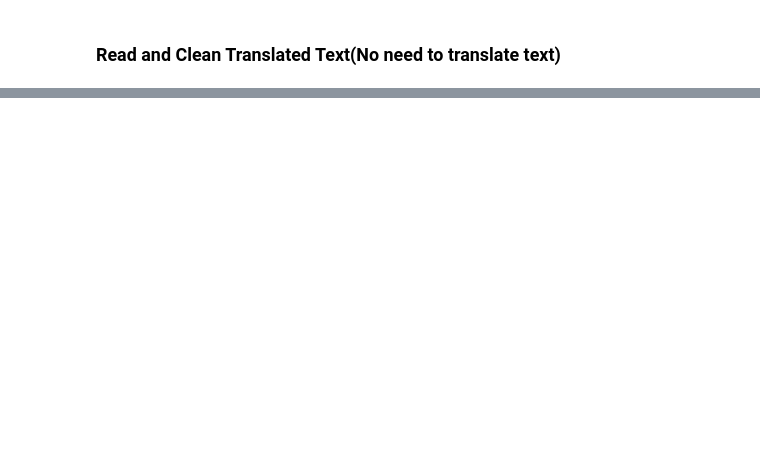
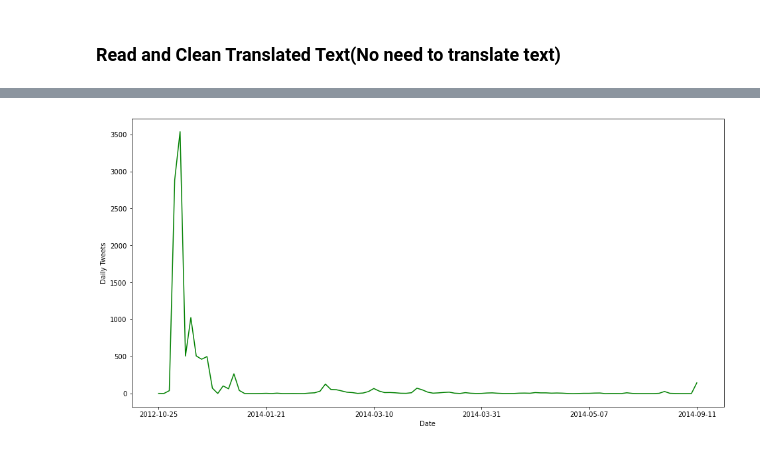
Before and after one commit to shubhbrth/Fake-News-Detection, a Jupyter notebook: Assignment_ntb.ipynb, the cells around one changed output, grey strips where cells are left out. Saved outputs shown, nothing was run; the diff lists cells and outputs as text; code cells hidden in the pictures; blank space fills up the shorter version.

```diff
--- a/Assignment_ntb.ipynb
+++ b/Assignment_ntb.ipynb
@@ -266,0 +311,8 @@ tr_df.head()
+# %%
+# Nuumber of tweets vs Date
+tr_df.groupby('Date')['tweetTextTokens'].count().plot(kind='line', color='green', figsize=(16,8))
+plt.xlabel('Date')
+plt.ylabel('Daily Tweets')
+plt.show()
+# %% [output]
+[figure, added]
```
Also changed, not shown: parts of 13 cells of this notebook, 1 other file.
